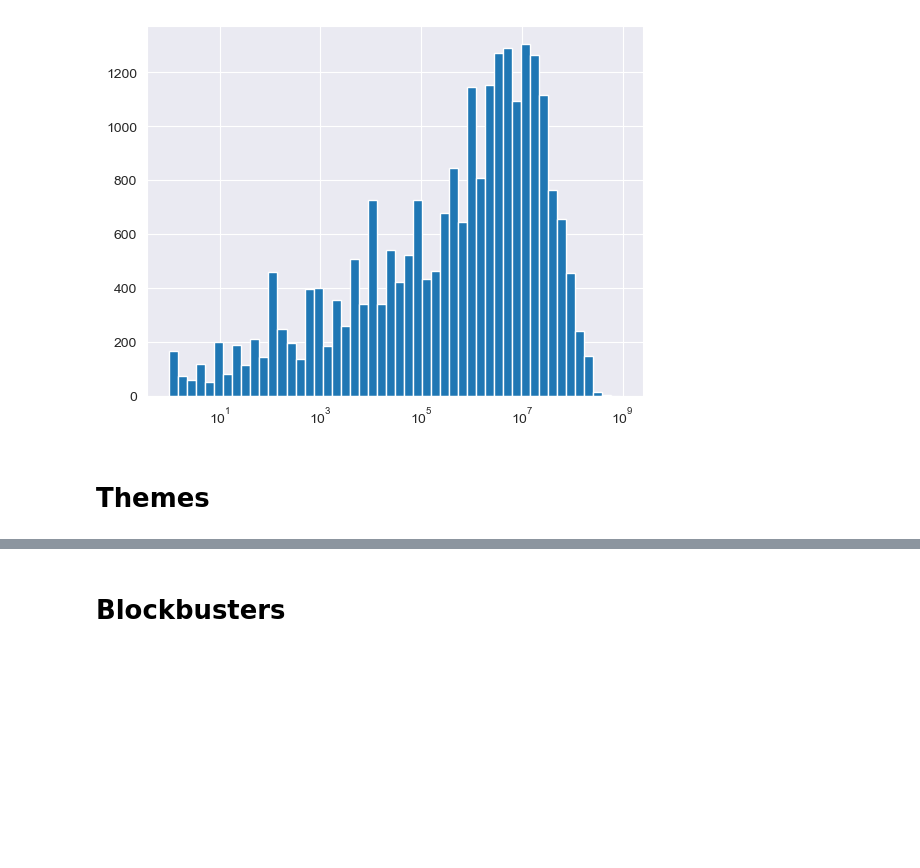
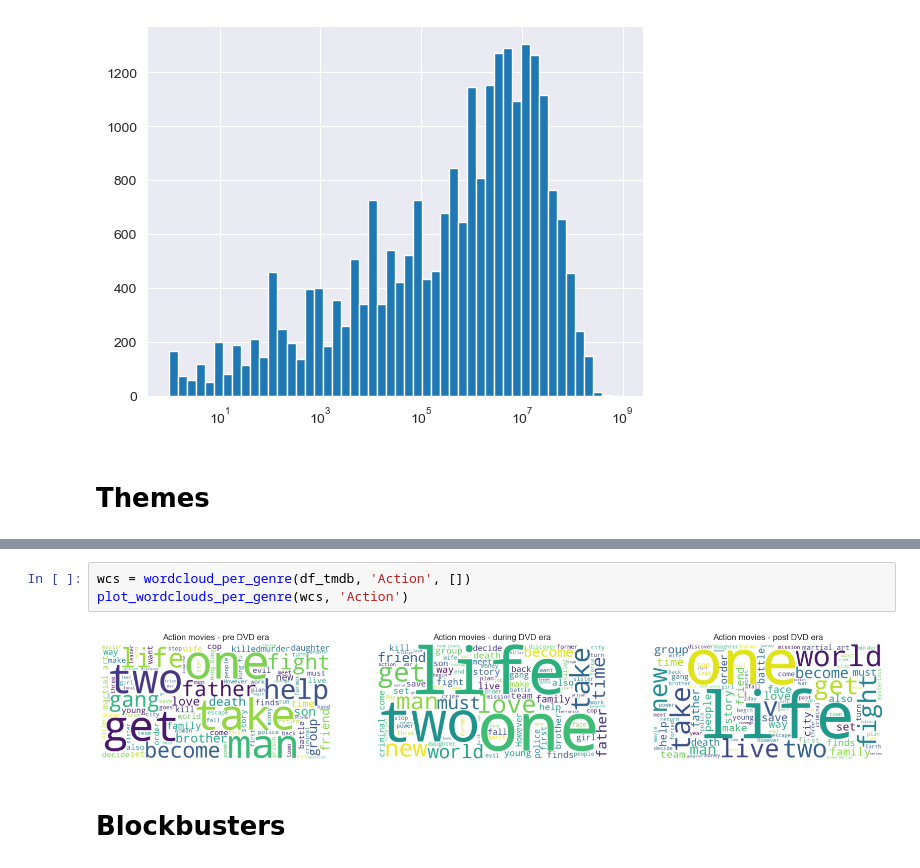
Before and after one commit to epfl-ada/ada-2024-project-databand, a Jupyter notebook: data_overview_CS.ipynb, the cells around one changed output, grey strips where cells are left out. Drawn from its saved outputs; the diff is of its cells as text; blank space fills up the shorter version.

```diff
--- a/data_overview_CS.ipynb
+++ b/data_overview_CS.ipynb
@@ -418,3 +348,8 @@ plt.show()
+# %%
+wcs = wordcloud_per_genre(df_tmdb, 'Action', [])
+plot_wordclouds_per_genre(wcs, 'Action')
+# %% [output]
+[figure, added]
 # %% [markdown]
 # Blockbusters
 # %%
```
Also changed, not shown: parts of 15 cells of this notebook, 5 other files.
